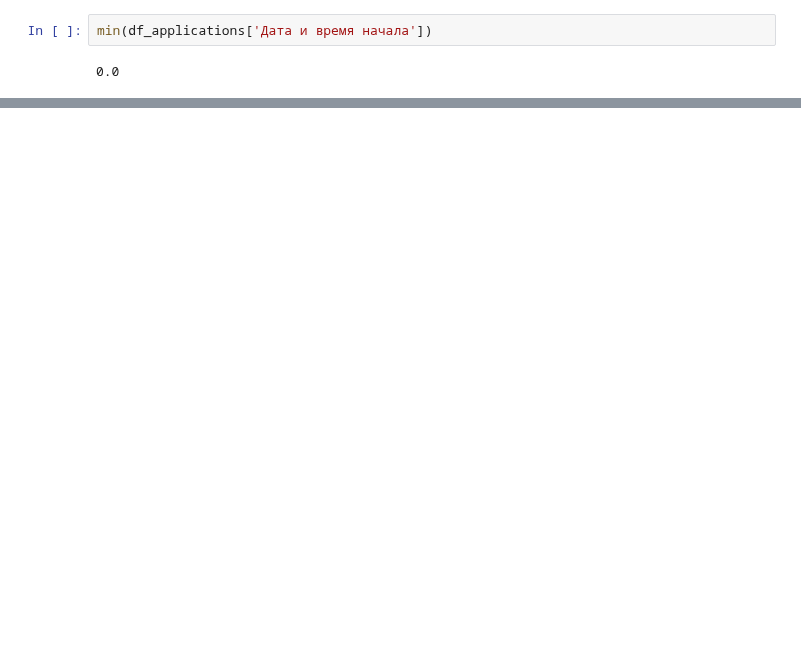
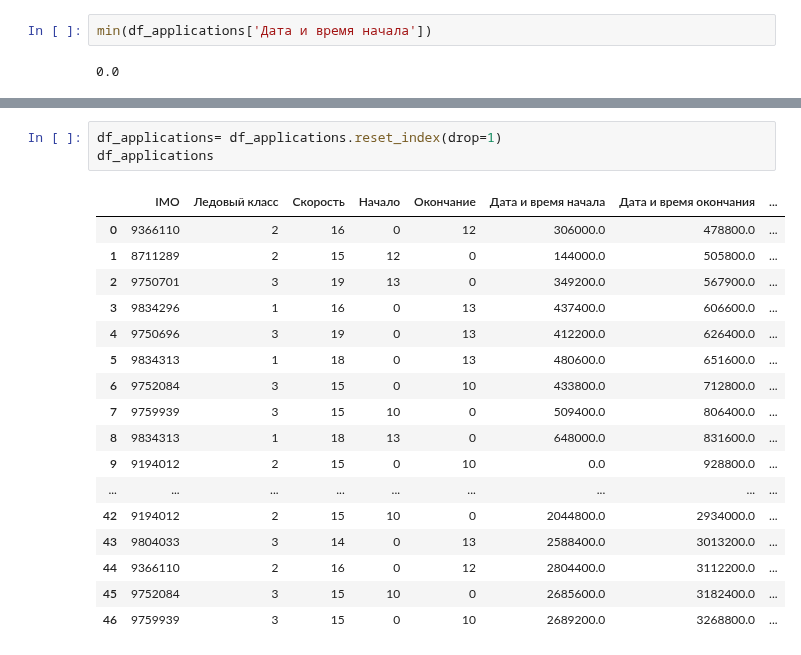
Before and after one commit to sudo-odner/hack-08-09-23, a Jupyter notebook: polina.ipynb, the cells around one changed output, grey strips where cells are left out. Drawn from its saved outputs; the diff is of its cells as text; blank space fills up the shorter version.

```diff
--- a/polina.ipynb
+++ b/polina.ipynb
@@ -509,2 +609,23 @@ set_of_ships
  '9194012',
  '9768394']
+# %%
+df_applications= df_applications.reset_index(drop=1)
+df_applications
+# %% [output]
+|  | IMO | Ледовый класс | Скорость | Начало | Окончание | Дата и время начала | Дата и время окончания | ... |
+| 0 | 9366110 | 2 | 16 | 0 | 12 | 306000.0 | 478800.0 | ... |
+| 1 | 8711289 | 2 | 15 | 12 | 0 | 144000.0 | 505800.0 | ... |
+| 2 | 9750701 | 3 | 19 | 13 | 0 | 349200.0 | 567900.0 | ... |
+| 3 | 9834296 | 1 | 16 | 0 | 13 | 437400.0 | 606600.0 | ... |
+| 4 | 9750696 | 3 | 19 | 0 | 13 | 412200.0 | 626400.0 | ... |
+| 5 | 9834313 | 1 | 18 | 0 | 13 | 480600.0 | 651600.0 | ... |
+| 6 | 9752084 | 3 | 15 | 0 | 10 | 433800.0 | 712800.0 | ... |
+| 7 | 9759939 | 3 | 15 | 10 | 0 | 509400.0 | 806400.0 | ... |
+| 8 | 9834313 | 1 | 18 | 13 | 0 | 648000.0 | 831600.0 | ... |
+| 9 | 9194012 | 2 | 15 | 0 | 10 | 0.0 | 928800.0 | ... |
+| ... | ... | ... | ... | ... | ... | ... | ... | ... |
+| 42 | 9194012 | 2 | 15 | 10 | 0 | 2044800.0 | 2934000.0 | ... |
+| 43 | 9804033 | 3 | 14 | 0 | 13 | 2588400.0 | 3013200.0 | ... |
+| 44 | 9366110 | 2 | 16 | 0 | 12 | 2804400.0 | 3112200.0 | ... |
+| 45 | 9752084 | 3 | 15 | 10 | 0 | 2685600.0 | 3182400.0 | ... |
+| 46 | 9759939 | 3 | 15 | 0 | 10 | 2689200.0 | 3268800.0 | ... |
```
Also changed, not shown: parts of 22 cells of this notebook, 1 other file.
